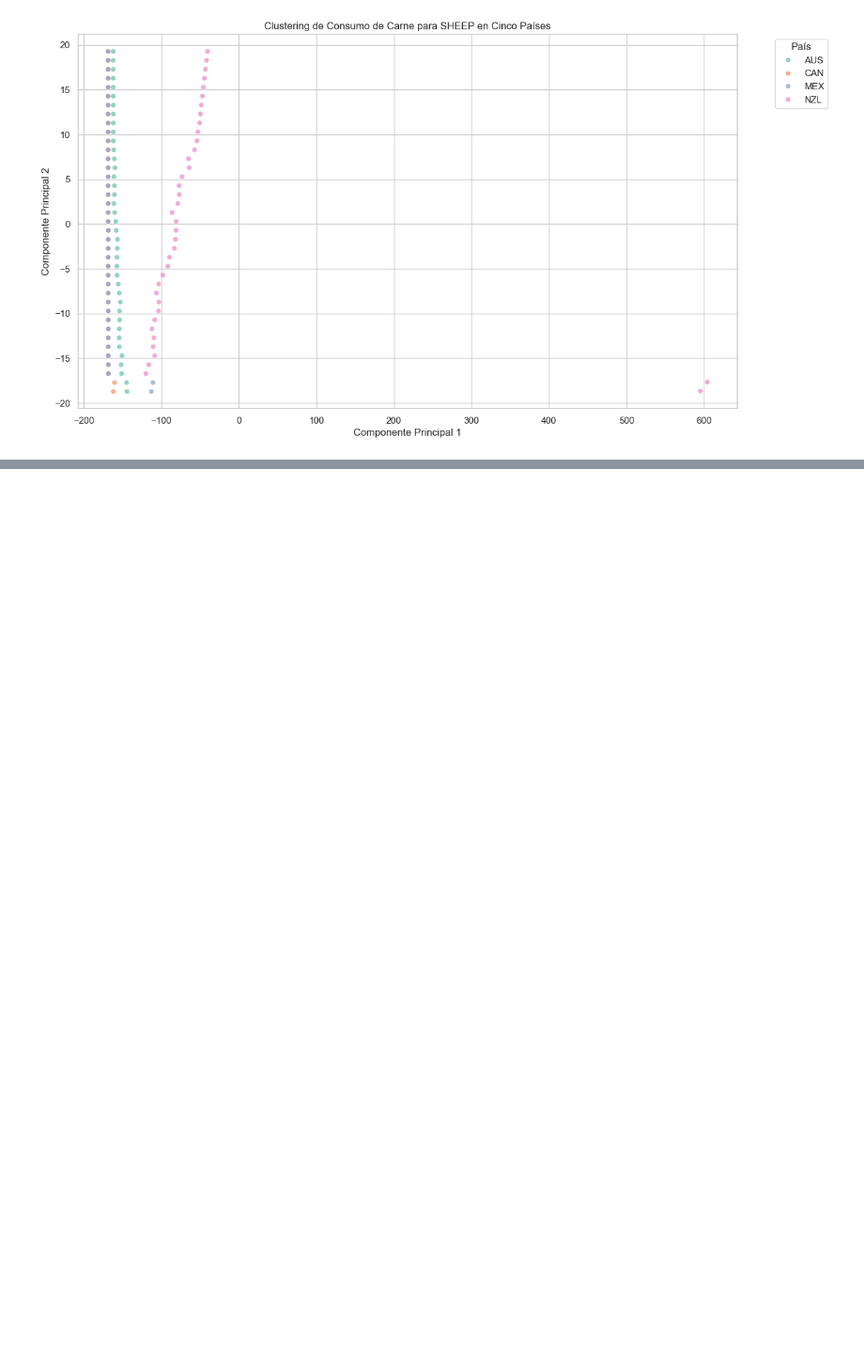
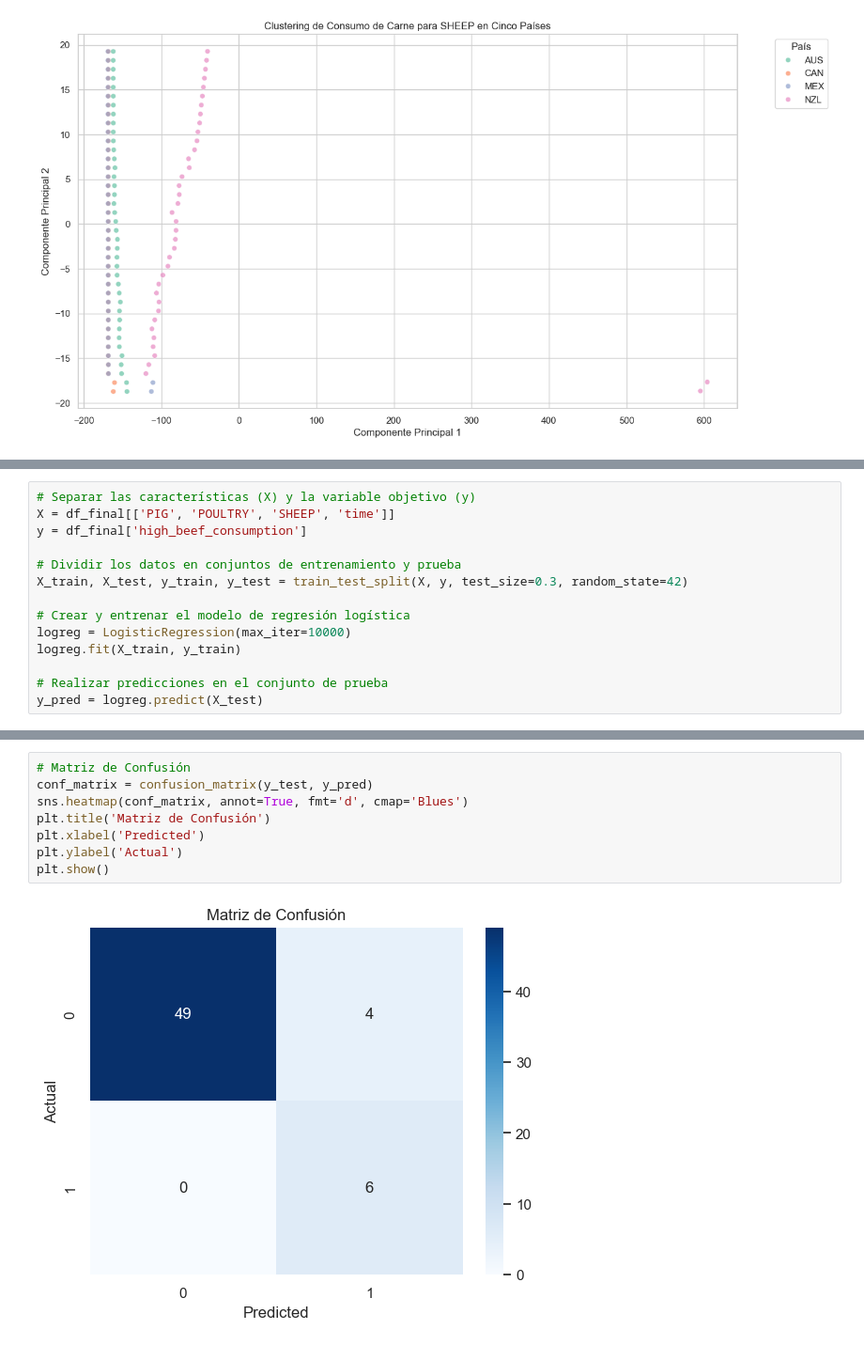
Before and after one commit to danielbolanosuax/GolesUEFA2022, a Jupyter notebook: otrodt.ipynb, the cells around one changed output, grey strips where cells are left out. Shown at 94% size. Cells and saved outputs as stored; diff of their text form; blank space fills up the shorter version.

```diff
--- a/otrodt.ipynb
+++ b/otrodt.ipynb
@@ -762,0 +1203,14 @@ Países presentes después del filtrado: ['AUS' 'CAN' 'MEX' 'NZL' 'CHL']
+# %%
+# Separar las características (X) y la variable objetivo (y)
+X = df_final[['PIG', 'POULTRY', 'SHEEP', 'time']]
+y = df_final['high_beef_consumption']
+
+# Dividir los datos en conjuntos de entrenamiento y prueba
+X_train, X_test, y_train, y_test = train_test_split(X, y, test_size=0.3, random_state=42)
+
+# Crear y entrenar el modelo de regresión logística
+logreg = LogisticRegression(max_iter=10000)
+logreg.fit(X_train, y_train)
+
+# Realizar predicciones en el conjunto de prueba
+y_pred = logreg.predict(X_test)
@@ -762,0 +1299,10 @@ Países presentes después del filtrado: ['AUS' 'CAN' 'MEX' 'NZL' 'CHL']
+# %%
+# Matriz de Confusión
+conf_matrix = confusion_matrix(y_test, y_pred)
+sns.heatmap(conf_matrix, annot=True, fmt='d', cmap='Blues')
+plt.title('Matriz de Confusión')
+plt.xlabel('Predicted')
+plt.ylabel('Actual')
+plt.show()
+# %% [output]
+[figure, added]
```
Also changed, not shown: parts of 39 cells of this notebook.
